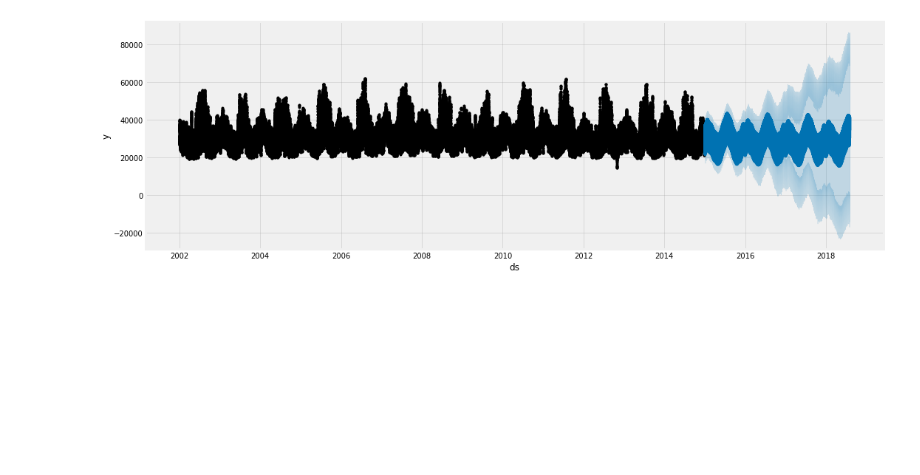
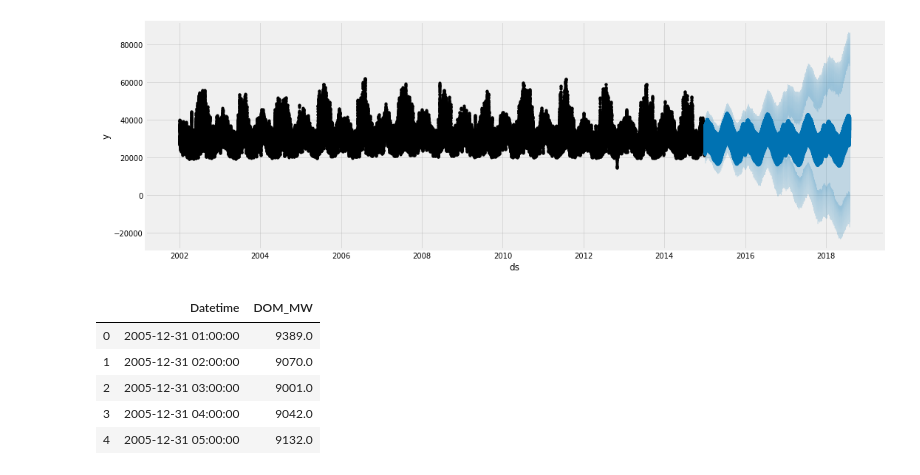
Before and after one commit to ramankgp/Time_Series_Forecast_on_Energy_Consumption, a Jupyter notebook: Time Series Forecast.ipynb, the cells around one changed output. Drawn from its saved outputs; the diff is of its cells as text; code cells hidden in the pictures; blank space fills up the shorter version.

```diff
--- a/Time Series Forecast.ipynb
+++ b/Time Series Forecast.ipynb
@@ -148,3 +148,13 @@ from sklearn.metrics import r2_score
 
 from tensorflow.keras.layers import Dense,Dropout,SimpleRNN,LSTM
 from tensorflow.keras.models import Sequential
+# %%
+df=pd.read_csv('DOM_hourly.csv')
+df.head()
+# %% [output]
+|  | Datetime | DOM_MW |
+| 0 | 2005-12-31 01:00:00 | 9389.0 |
+| 1 | 2005-12-31 02:00:00 | 9070.0 |
+| 2 | 2005-12-31 03:00:00 | 9001.0 |
+| 3 | 2005-12-31 04:00:00 | 9042.0 |
+| 4 | 2005-12-31 05:00:00 | 9132.0 |
```
